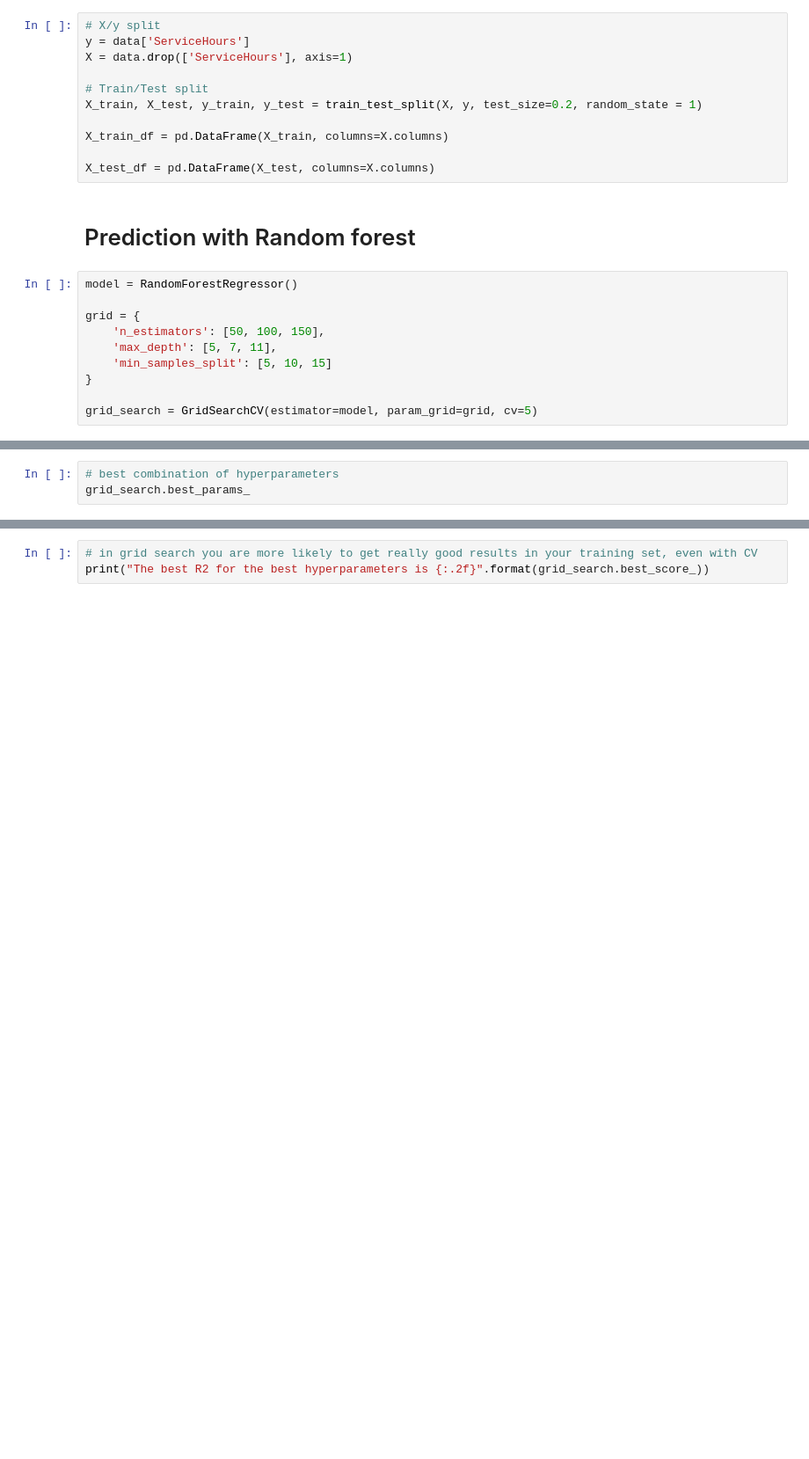
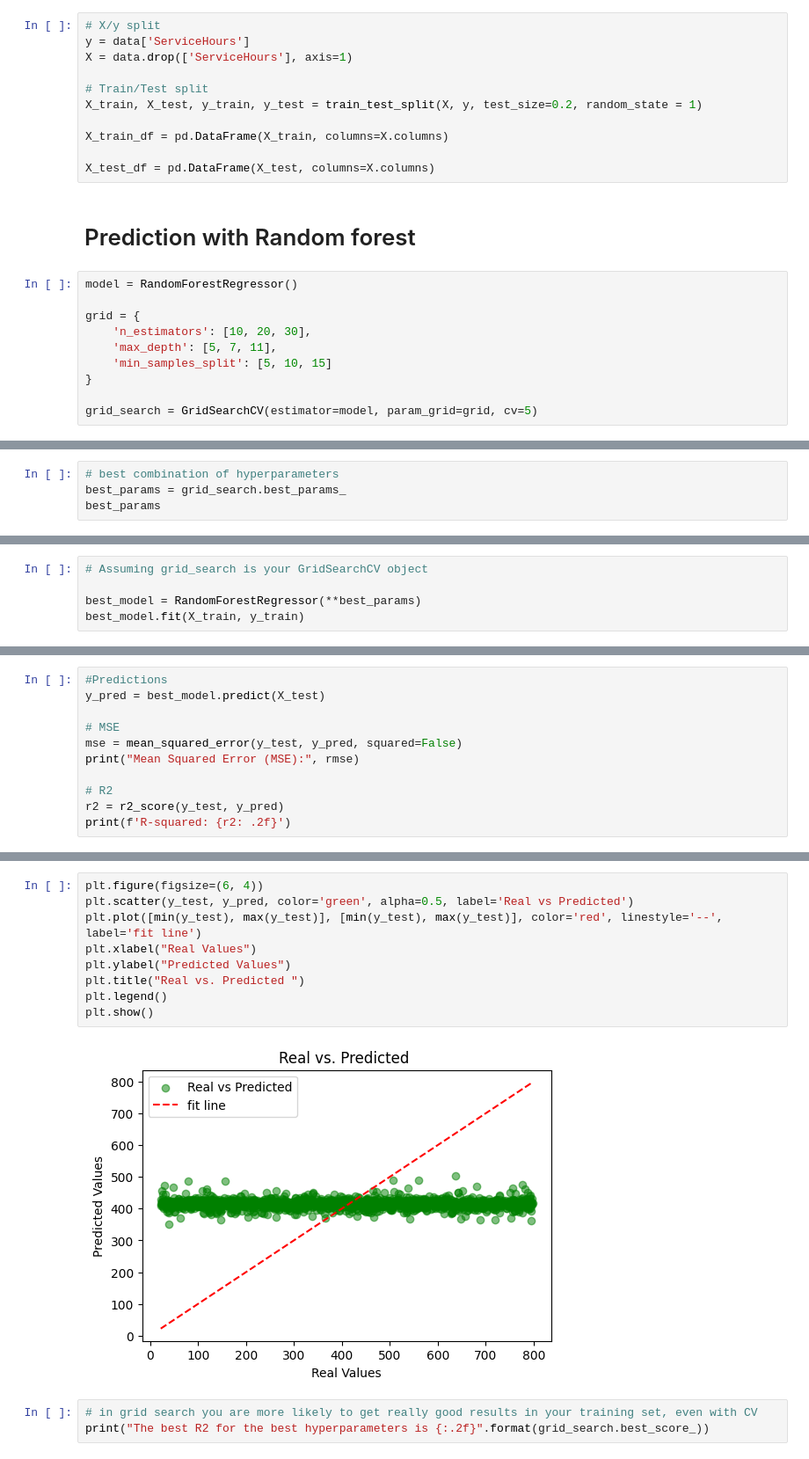
Before and after one commit to OlabisiMatthew/Final-Project, a Jupyter notebook: Analysis-with-random-forest.ipynb, the cells around one changed output, grey strips where cells are left out. Shown at 88% size. Cells and saved outputs as stored; diff of their text form; blank space fills up the shorter version.

```diff
--- a/Analysis-with-random-forest.ipynb
+++ b/Analysis-with-random-forest.ipynb
@@ -40,7 +44,7 @@ X_test_df = pd.DataFrame(X_test, columns=X.columns)
 model = RandomForestRegressor()
 
 grid = {
-    'n_estimators': [50, 100, 150],
+    'n_estimators': [10, 20, 30],
     'max_depth': [5, 7, 11],
     'min_samples_split': [5, 10, 15]
 }
@@ -57,4 +61,5 @@ GridSearchCV(cv=5, estimator=RandomForestRegressor(),
 # %%
 # best combination of hyperparameters
-grid_search.best_params_
+best_params = grid_search.best_params_
+best_params
 # %% [output]
@@ -61,0 +67,5 @@ grid_search.best_params_
+# %%
+# Assuming grid_search is your GridSearchCV object
+
+best_model = RandomForestRegressor(**best_params)
+best_model.fit(X_train, y_train)
@@ -61,0 +74,11 @@ grid_search.best_params_
+# %%
+#Predictions
+y_pred = best_model.predict(X_test)
+
+# MSE
+mse = mean_squared_error(y_test, y_pred, squared=False)
+print("Mean Squared Error (MSE):", rmse)
+
+# R2
+r2 = r2_score(y_test, y_pred)
+print(f'R-squared: {r2: .2f}')
@@ -62,3 +90,14 @@ grid_search.best_params_
+# %%
+plt.figure(figsize=(6, 4))
+plt.scatter(y_test, y_pred, color='green', alpha=0.5, label='Real vs Predicted')
+plt.plot([min(y_test), max(y_test)], [min(y_test), max(y_test)], color='red', linestyle='--', label='fit line')
+plt.xlabel("Real Values")
+plt.ylabel("Predicted Values")
+plt.title("Real vs. Predicted ")
+plt.legend()
+plt.show()
+# %% [output]
+[figure, added]
 # %%
 # in grid search you are more likely to get really good results in your training set, even with CV
 print("The best R2 for the best hyperparameters is {:.2f}".format(grid_search.best_score_))
```
Also changed, not shown: parts of 24 cells of this notebook, 6 other files.
